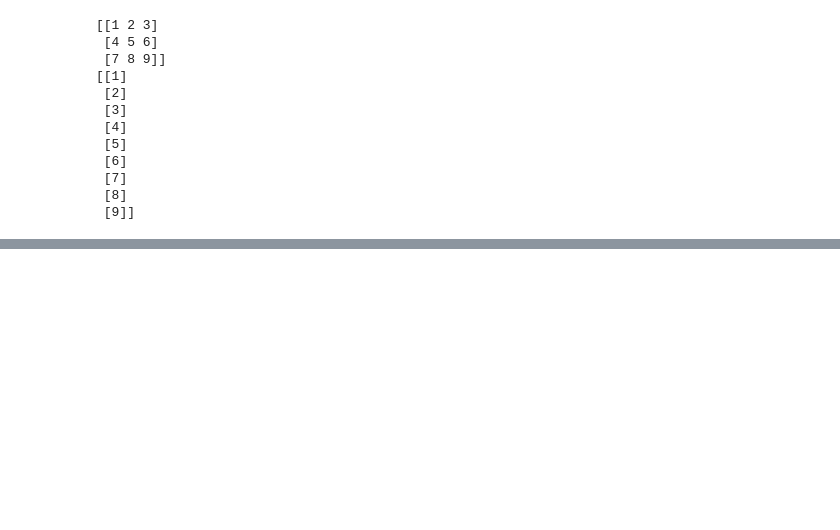
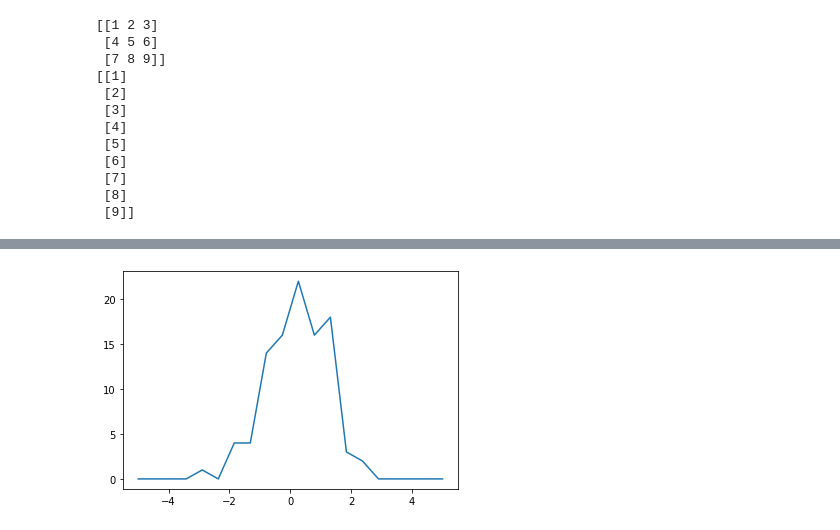
Before and after one commit to RobertaMurniece/personal-projects, a Jupyter notebook: numpy.ipynb, the cells around one changed output, grey strips where cells are left out. Cells and saved outputs as stored; diff of their text form; code cells hidden in the pictures; blank space fills up the shorter version.

```diff
--- a/numpy.ipynb
+++ b/numpy.ipynb
@@ -101,0 +241,11 @@ print(grid)
+# %%
+q = np.random.randn(100)
+bins = np.linspace(-5,5,20)
+counts= np.zeros_like(bins)
+i = np.searchsorted(bins,q)
+np.add.at(counts, i, 1)
+plt.plot(bins, counts)
+
+counts,edges = np.histogram(q, bins)
+# %% [output]
+[figure, added]
```
Also changed, not shown: parts of 22 cells of this notebook, 3 other files.
